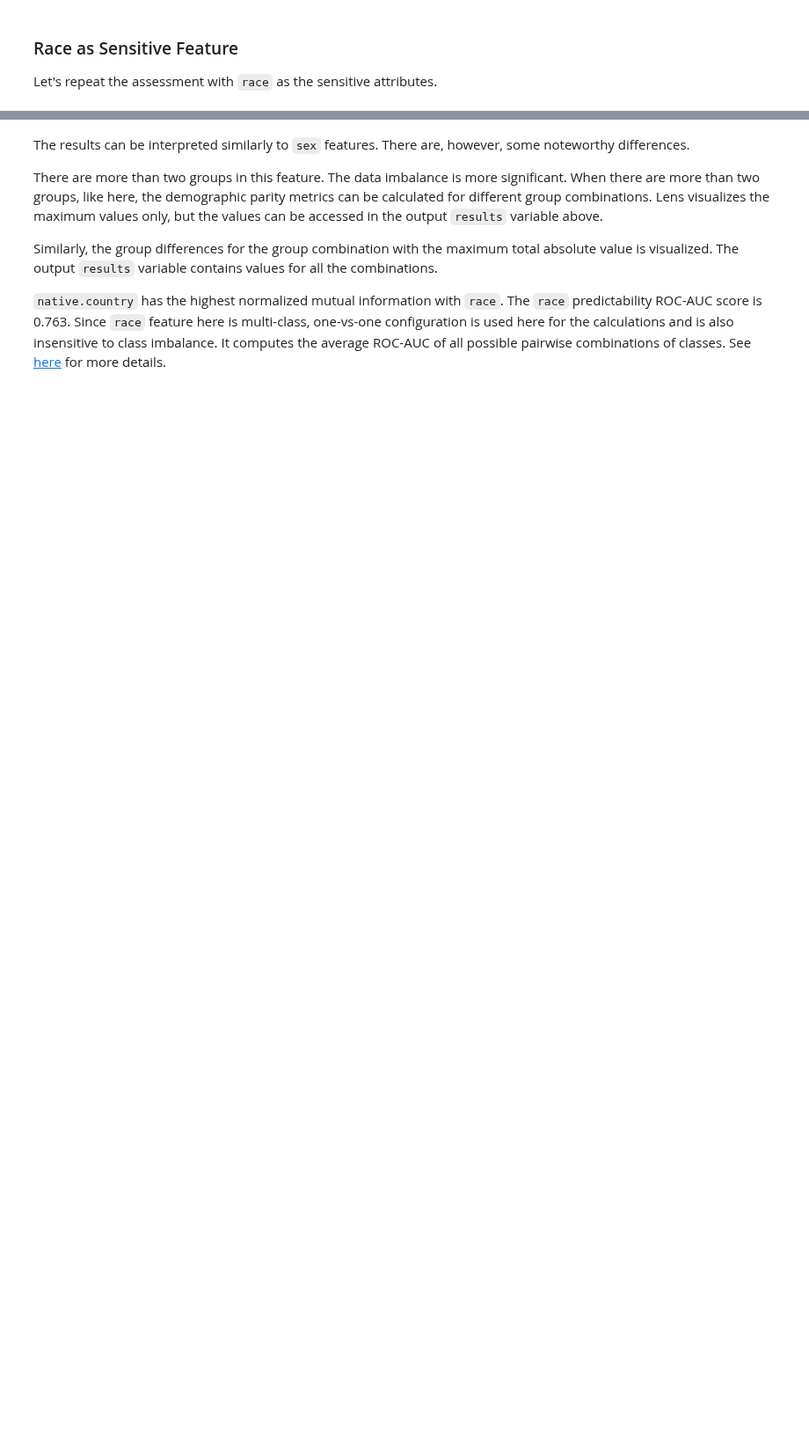
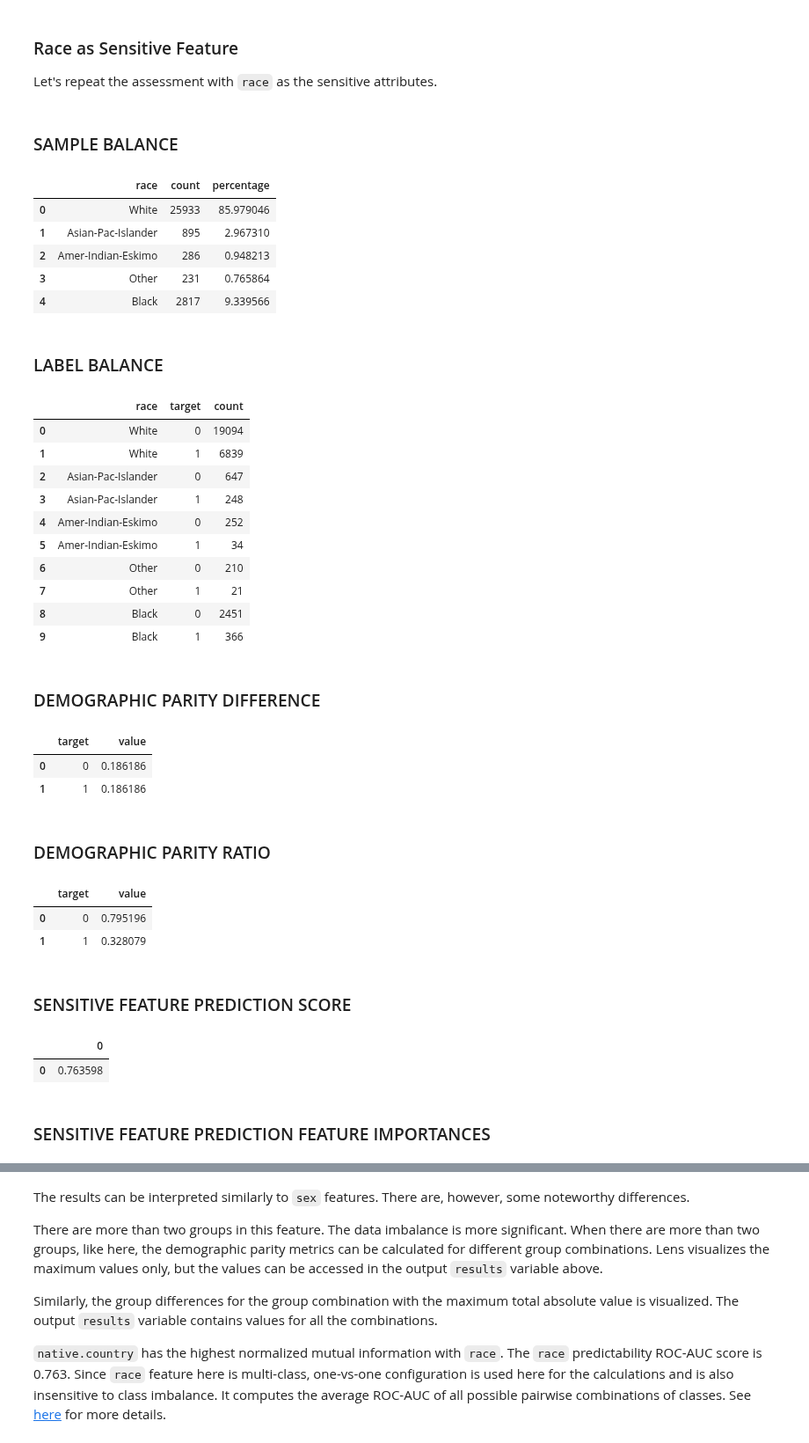
Before and after one commit to credo-ai/credoai_lens, a Jupyter notebook: docs/notebooks/lens_demos/dataset_assessment.ipynb, the cells around one changed output, grey strips where cells are left out. Shown at 88% size. Drawn from its saved outputs; the diff is of its cells as text; code cells hidden in the pictures; blank space fills up the shorter version.

```diff
--- a/docs/notebooks/lens_demos/dataset_assessment.ipynb
+++ b/docs/notebooks/lens_demos/dataset_assessment.ipynb
@@ -185,4 +185,36 @@ credo_data = ca.CredoData(name='census-income',
                           label_key=label_key,
                           categorical_features_keys=categorical_features_keys)
 # %%
-lens = Lens(data=credo_data).run_assessments()
+lens = Lens(data=credo_data).run_assessments().create_report(display_results=True)
+# %% [output]
+SAMPLE BALANCE
+|  | race | count | percentage |
+| 0 | White | 25933 | 85.979046 |
+| 1 | Asian-Pac-Islander | 895 | 2.967310 |
+| 2 | Amer-Indian-Eskimo | 286 | 0.948213 |
+| 3 | Other | 231 | 0.765864 |
+| 4 | Black | 2817 | 9.339566 |
+LABEL BALANCE
+|  | race | target | count |
+| 0 | White | 0 | 19094 |
+| 1 | White | 1 | 6839 |
+| 2 | Asian-Pac-Islander | 0 | 647 |
+| 3 | Asian-Pac-Islander | 1 | 248 |
+| 4 | Amer-Indian-Eskimo | 0 | 252 |
+| 5 | Amer-Indian-Eskimo | 1 | 34 |
+| 6 | Other | 0 | 210 |
+| 7 | Other | 1 | 21 |
+| 8 | Black | 0 | 2451 |
+| 9 | Black | 1 | 366 |
+DEMOGRAPHIC PARITY DIFFERENCE
+|  | target | value |
+| 0 | 0 | 0.186186 |
+| 1 | 1 | 0.186186 |
+DEMOGRAPHIC PARITY RATIO
+|  | target | value |
+| 0 | 0 | 0.795196 |
+| 1 | 1 | 0.328079 |
+SENSITIVE FEATURE PREDICTION SCORE
+|  | 0 |
+| 0 | 0.763598 |
+SENSITIVE FEATURE PREDICTION FEATURE IMPORTANCES
```
Also changed, not shown: parts of 3 cells of this notebook, 2 other files.
